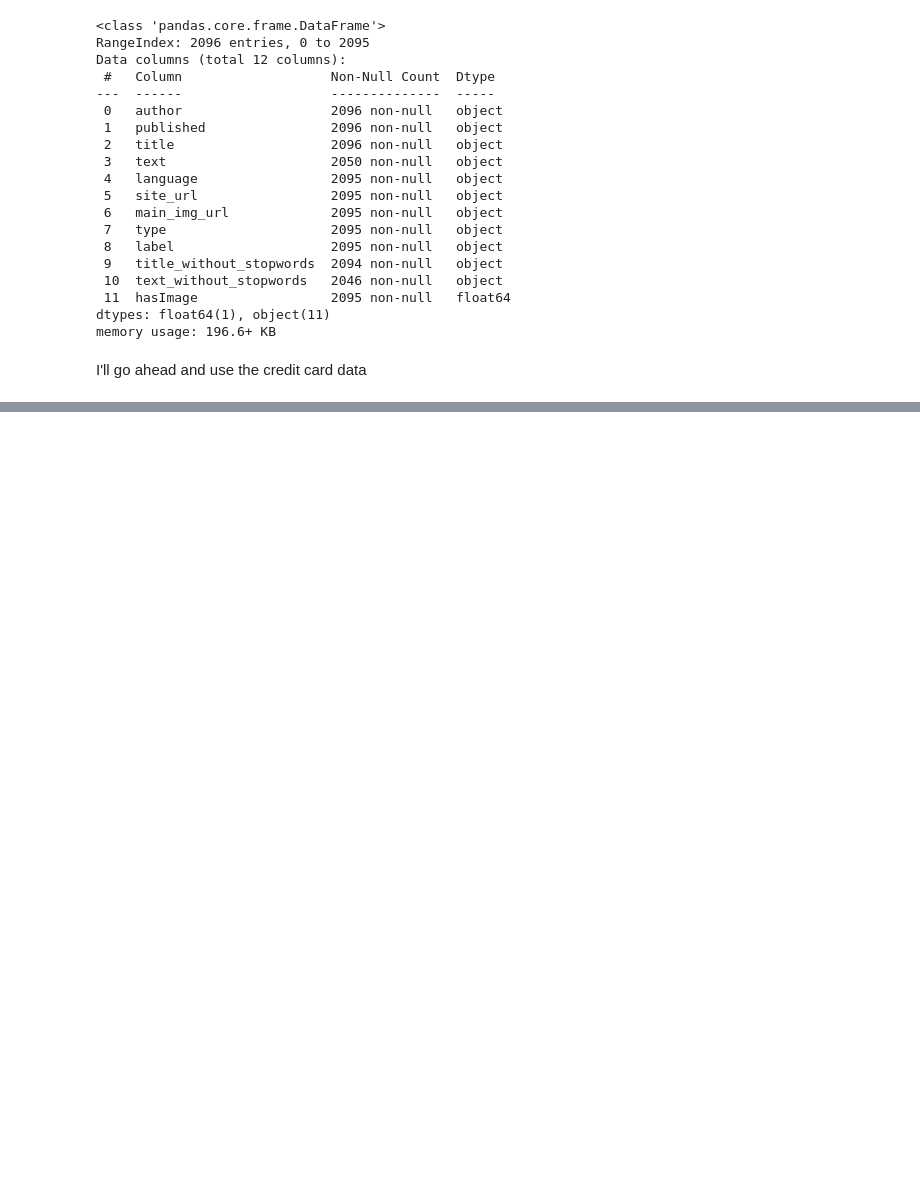
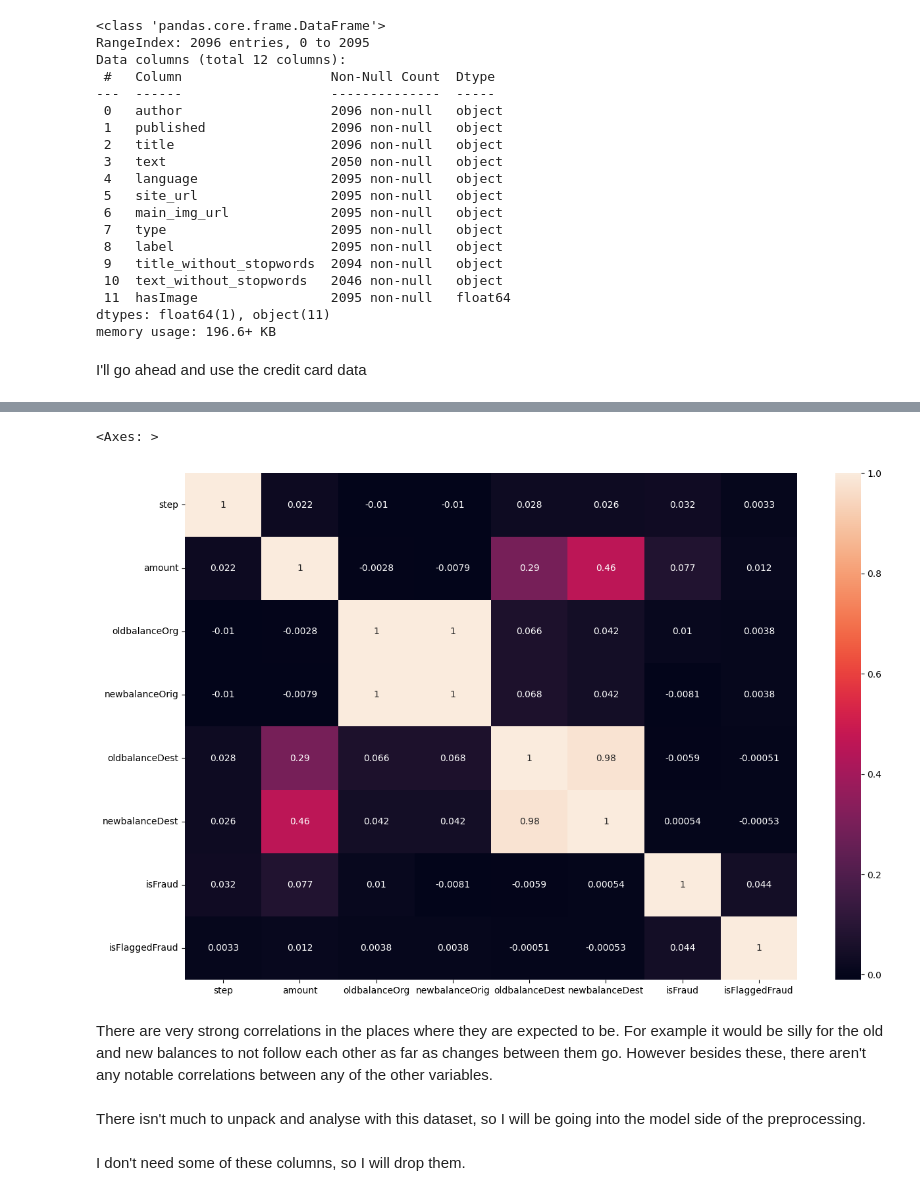
Before and after one commit to Rokeeb17/DS-Assignments, a Jupyter notebook: SupervisedLearning.ipynb, the cells around one changed output, grey strips where cells are left out. Saved outputs shown, nothing was run; the diff lists cells and outputs as text; code cells hidden in the pictures; blank space fills up the shorter version.

```diff
--- a/SupervisedLearning.ipynb
+++ b/SupervisedLearning.ipynb
@@ -121,0 +212,3 @@ I'll go ahead and use the credit card data
+# %%
+corr_mat = df.corr(numeric_only=True)
+corr_mat
@@ -121,0 +225,12 @@ I'll go ahead and use the credit card data
+# %%
+plt.figure(figsize=(15,10))
+sns.heatmap(corr_mat, annot=True)
+# %% [output]
+<Axes: >
+[figure, added]
+# %% [markdown]
+There are very strong correlations in the places where they are expected to be. For example it would be silly for the old and new balances to not follow each other as far as changes between them go. However besides these, there aren't any notable correlations between any of the other variables.
+# %% [markdown]
+There isn't much to unpack and analyse with this dataset, so I will be going into the model side of the preprocessing.
+# %% [markdown]
+I don't need some of these columns, so I will drop them.
```
Also changed, not shown: parts of 38 cells of this notebook.
